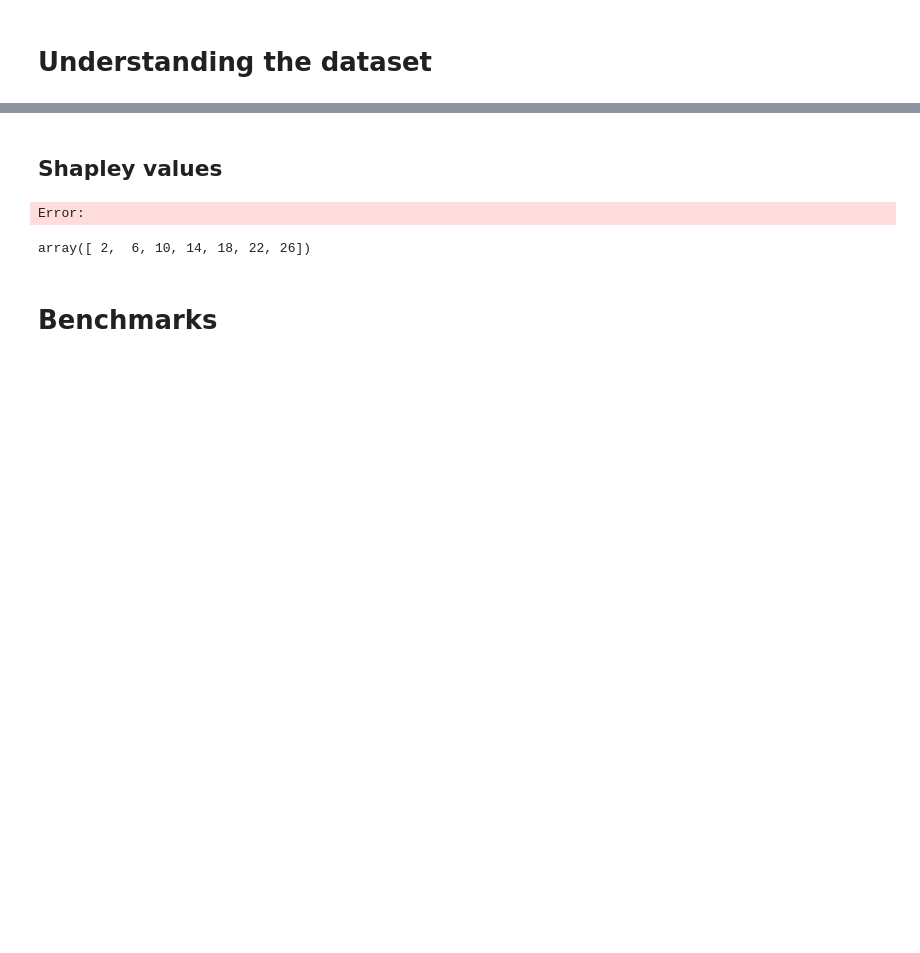
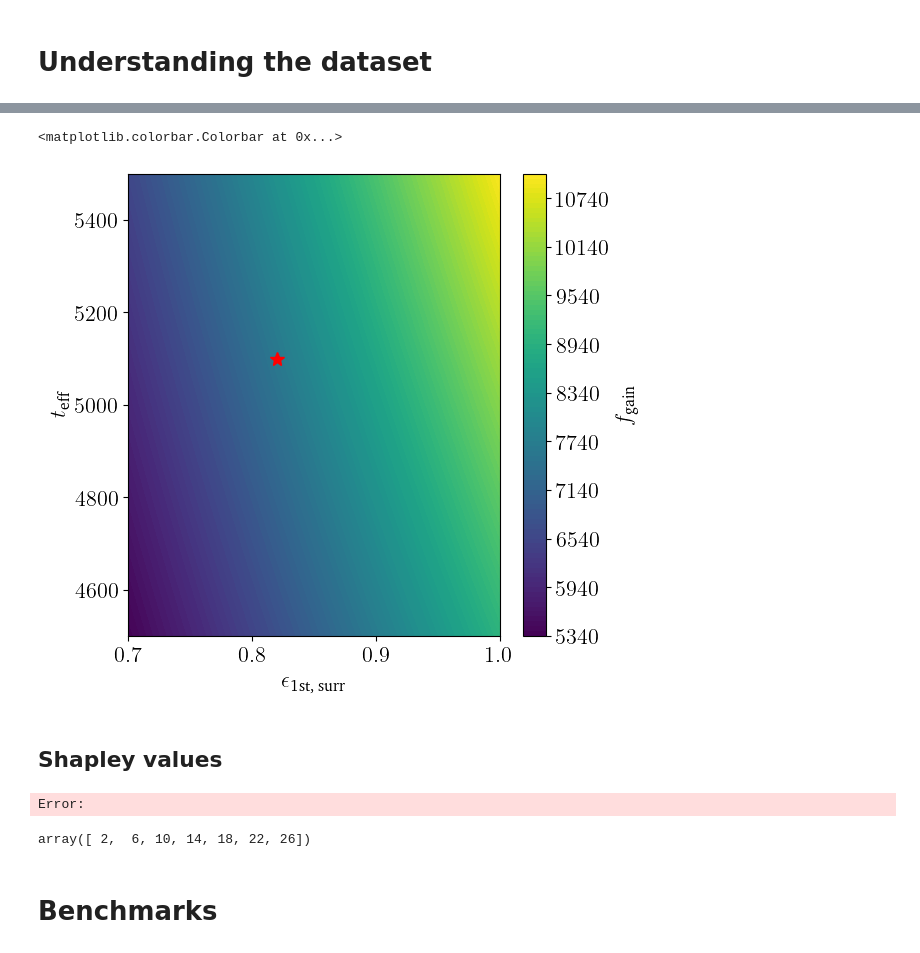
Before and after one commit to madgraph-ml/fastcolor, a Jupyter notebook: src/playground/plots_playground.ipynb, the cells around one changed output, grey strips where cells are left out. Drawn from its saved outputs; the diff is of its cells as text; code cells hidden in the pictures; blank space fills up the shorter version.

```diff
--- a/src/playground/plots_playground.ipynb
+++ b/src/playground/plots_playground.ipynb
@@ -1115,3 +1137,19 @@ plt.ylim(0.8, 2)
+# %%
+# make a 2d contour plot of z=y*x(1+x)
+fig, ax = plt.subplots(figsize=(6, 6))
+x = np.linspace(0.7, 1., 1000)
+y = np.linspace(4500, 5500, 1000)
+X, Y = np.meshgrid(x, y)
+Z = X * Y * (1 + X)
+contour = ax.contourf(X, Y, Z, levels=100, cmap='viridis')
+ax.set_xlabel(r"$\epsilon_{\text{1st, surr}}$")
+ax.set_ylabel(r"$t_{\text{eff}}$")
+# plot a little (but actual star, really, a star) star in the point (0.82, 5100)
+ax.plot(0.82, 5100, marker='*', markersize=10, color='red')
+fig.colorbar(contour, ax=ax, label=r"$f_{\text{gain}}$")
+# %% [output]
+<matplotlib.colorbar.Colorbar at 0x...>
+[figure, added]
 # %%
 for (process_name, dataset) in zip(datasets.keys(), datasets.values()):
 
```
Also changed, not shown: parts of 6 cells of this notebook.
